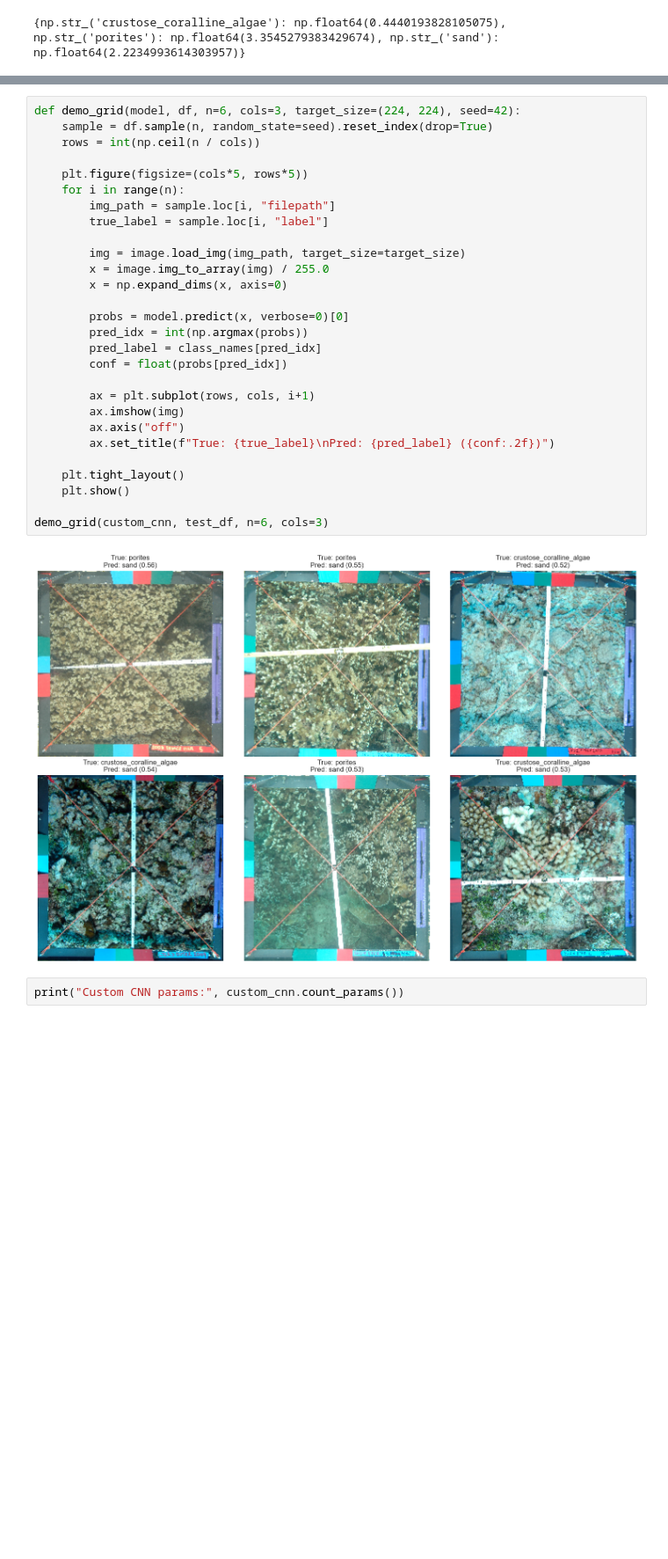
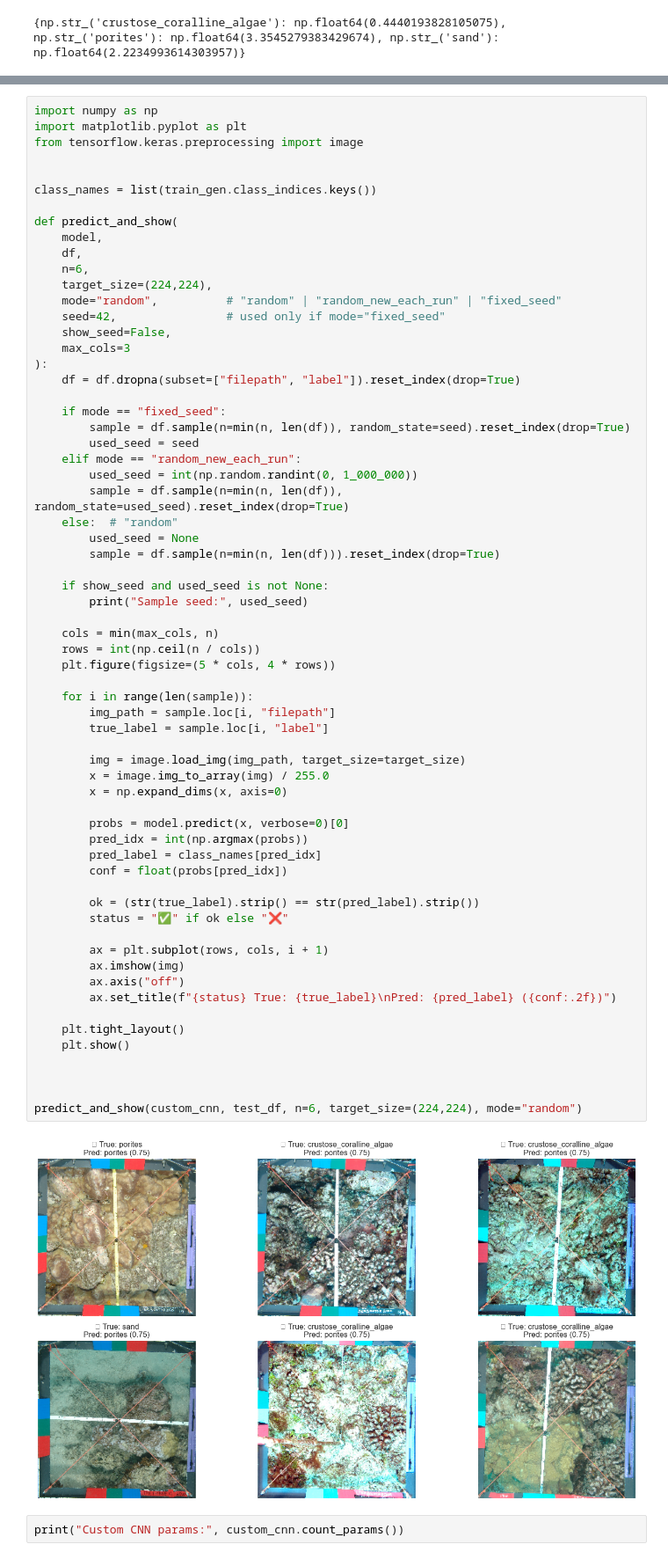
Before and after one commit to Pokeepic/-IMAGE-CLASSIFICATION-FOR-SOCIAL-AND-ENVIRONMENTAL-IMPACT, a Jupyter notebook: Coral_simple.ipynb, the cells around one changed output, grey strips where cells are left out. Shown at 88% size. Cells and saved outputs as stored; diff of their text form; blank space fills up the shorter version.

Commit message:
Update: finale update prediction

```diff
--- a/Coral_simple.ipynb
+++ b/Coral_simple.ipynb
@@ -498,33 +486,69 @@ plot_history(history_custom, title="Custom CNN")
 # %%
-def demo_grid(model, df, n=6, cols=3, target_size=(224, 224), seed=42):
-    sample = df.sample(n, random_state=seed).reset_index(drop=True)
+import numpy as np
+import matplotlib.pyplot as plt
+from tensorflow.keras.preprocessing import image
+
+
+class_names = list(train_gen.class_indices.keys())
+
+def predict_and_show(
+    model,
+    df,
+    n=6,
+    target_size=(224,224),
+    mode="random",          # "random" | "random_new_each_run" | "fixed_seed"
+    seed=42,                # used only if mode="fixed_seed"
+    show_seed=False,
+    max_cols=3
+):
+    df = df.dropna(subset=["filepath", "label"]).reset_index(drop=True)
+
+    if mode == "fixed_seed":
+        sample = df.sample(n=min(n, len(df)), random_state=seed).reset_index(drop=True)
+        used_seed = seed
+    elif mode == "random_new_each_run":
+        used_seed = int(np.random.randint(0, 1_000_000))
+        sample = df.sample(n=min(n, len(df)), random_state=used_seed).reset_index(drop=True)
+    else:  # "random"
+        used_seed = None
+        sample = df.sample(n=min(n, len(df))).reset_index(drop=True)
+
+    if show_seed and used_seed is not None:
+        print("Sample seed:", used_seed)
+
+    cols = min(max_cols, n)
     rows = int(np.ceil(n / cols))
+    plt.figure(figsize=(5 * cols, 4 * rows))
 
-    plt.figure(figsize=(cols*5, rows*5))
-    for i in range(n):
+    for i in range(len(sample)):
         img_path = sample.loc[i, "filepath"]
         true_label = sample.loc[i, "label"]
 
         img = image.load_img(img_path, target_size=target_size)
         x = image.img_to_array(img) / 255.0
         x = np.expand_dims(x, axis=0)
 
         probs = model.predict(x, verbose=0)[0]
         pred_idx = int(np.argmax(probs))
         pred_label = class_names[pred_idx]
         conf = float(probs[pred_idx])
 
-        ax = plt.subplot(rows, cols, i+1)
+        ok = (str(true_label).strip() == str(pred_label).strip())
+        status = "✅" if ok else "❌"
+
+        ax = plt.subplot(rows, cols, i + 1)
         ax.imshow(img)
         ax.axis("off")
-        ax.set_title(f"True: {true_label}\nPred: {pred_label} ({conf:.2f})")
+        ax.set_title(f"{status} True: {true_label}\nPred: {pred_label} ({conf:.2f})")
 
     plt.tight_layout()
     plt.show()
 
-demo_grid(custom_cnn, test_df, n=6, cols=3)
+
+
+predict_and_show(custom_cnn, test_df, n=6, target_size=(224,224), mode="random")
 # %% [output]
-[figure, old version]
+[figure, new version]
 # %%
 print("Custom CNN params:", custom_cnn.count_params())
 # %% [output]
```
Also changed, not shown: parts of 6 cells of this notebook.
